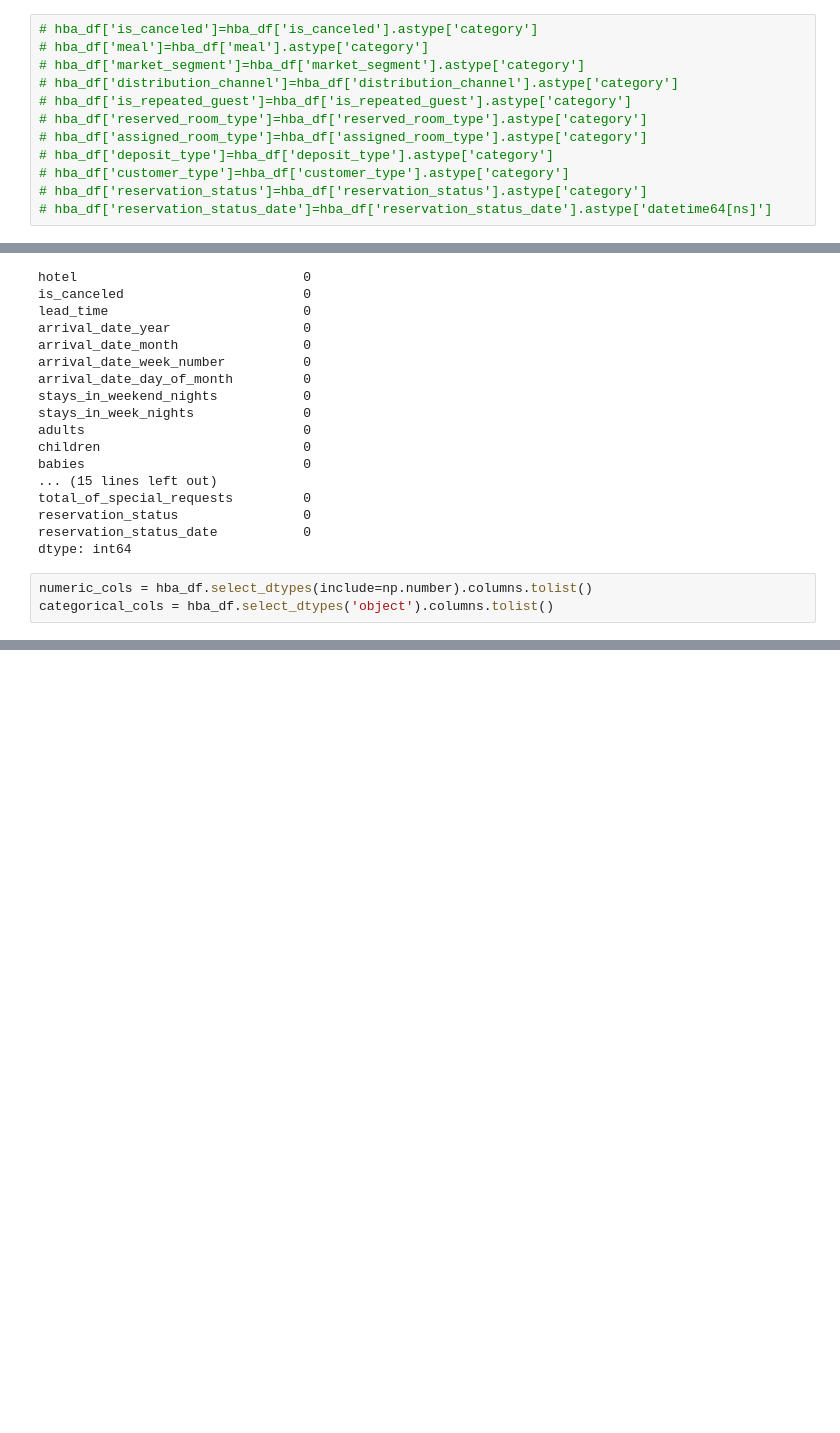
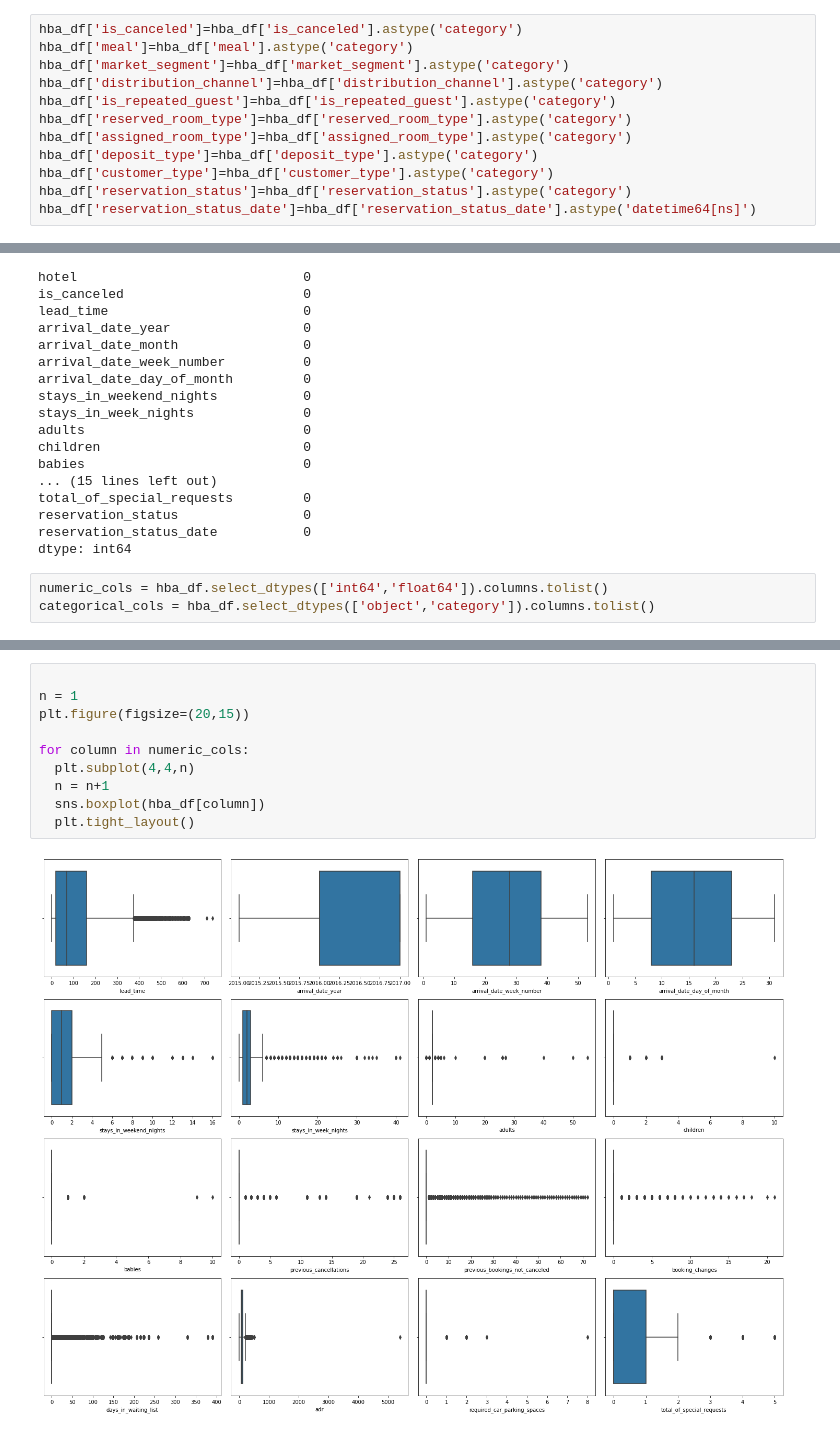
Before and after one commit to SUDHANSHU4497/hotel-booking-analysis, a Jupyter notebook: Hotel_Booking_Analysis.ipynb, the cells around one changed output, grey strips where cells are left out. Saved outputs shown, nothing was run; the diff lists cells and outputs as text; blank space fills up the shorter version.

Commit message:
dtype change

```diff
--- a/Hotel_Booking_Analysis.ipynb
+++ b/Hotel_Booking_Analysis.ipynb
@@ -144,14 +144,14 @@ dtype: int64
 # %%
 hba_df = hba_df.dropna(axis = 0)
 # %%
-# hba_df['is_canceled']=hba_df['is_canceled'].astype['category']
-# hba_df['meal']=hba_df['meal'].astype['category']
-# hba_df['market_segment']=hba_df['market_segment'].astype['category']
-# hba_df['distribution_channel']=hba_df['distribution_channel'].astype['category']
-# hba_df['is_repeated_guest']=hba_df['is_repeated_guest'].astype['category']
-# hba_df['reserved_room_type']=hba_df['reserved_room_type'].astype['category']
-# hba_df['assigned_room_type']=hba_df['assigned_room_type'].astype['category']
-# hba_df['deposit_type']=hba_df['deposit_type'].astype['category']
-# hba_df['customer_type']=hba_df['customer_type'].astype['category']
-# hba_df['reservation_status']=hba_df['reservation_status'].astype['category']
-# hba_df['reservation_status_date']=hba_df['reservation_status_date'].astype['datetime64[ns]']
+hba_df['is_canceled']=hba_df['is_canceled'].astype('category')
+hba_df['meal']=hba_df['meal'].astype('category')
+hba_df['market_segment']=hba_df['market_segment'].astype('category')
+hba_df['distribution_channel']=hba_df['distribution_channel'].astype('category')
+hba_df['is_repeated_guest']=hba_df['is_repeated_guest'].astype('category')
+hba_df['reserved_room_type']=hba_df['reserved_room_type'].astype('category')
+hba_df['assigned_room_type']=hba_df['assigned_room_type'].astype('category')
+hba_df['deposit_type']=hba_df['deposit_type'].astype('category')
+hba_df['customer_type']=hba_df['customer_type'].astype('category')
+hba_df['reservation_status']=hba_df['reservation_status'].astype('category')
+hba_df['reservation_status_date']=hba_df['reservation_status_date'].astype('datetime64[ns]')
@@ -178,8 +196,8 @@ reservation_status                0
 reservation_status_date           0
 dtype: int64
 # %%
-numeric_cols = hba_df.select_dtypes(include=np.number).columns.tolist()
-categorical_cols = hba_df.select_dtypes('object').columns.tolist()
+numeric_cols = hba_df.select_dtypes(['int64','float64']).columns.tolist()
+categorical_cols = hba_df.select_dtypes(['object','category']).columns.tolist()
 # %%
 numeric_cols
 # %% [output]
@@ -218,0 +250,12 @@ categorical_cols
+# %%
+
+n = 1
+plt.figure(figsize=(20,15))
+
+for column in numeric_cols:
+  plt.subplot(4,4,n)
+  n = n+1
+  sns.boxplot(hba_df[column])
+  plt.tight_layout()
+# %% [output]
+[figure, added]
```
Also changed, not shown: parts of 11 cells of this notebook.
